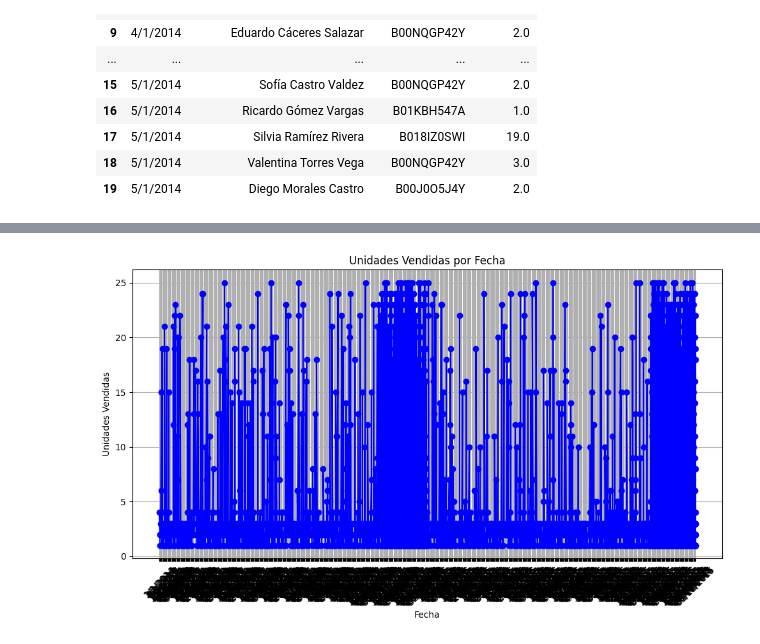
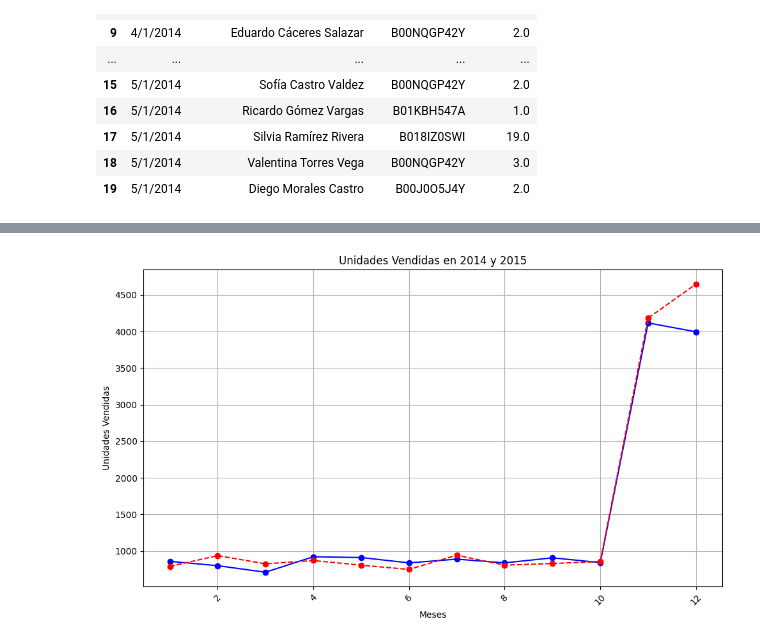
Before and after one commit to Maxterjs99/Fundamentos_Python, a Jupyter notebook: exercise_pandas.ipynb, the cells around one changed output, grey strips where cells are left out. Saved outputs shown, nothing was run; the diff lists cells and outputs as text; code cells hidden in the pictures.

```diff
--- a/exercise_pandas.ipynb
+++ b/exercise_pandas.ipynb
@@ -60,0 +60,7 @@ cellphones
+# %%
+import pandas as pd
+df_months = cellphones[['Fecha','Id Producto','Unidades Vendidas']]
+# %%
+df_months['Meses'] = pd.DatetimeIndex(df_months['Fecha']).month
+df_months['Año'] = pd.DatetimeIndex(df_months['Fecha']).year
+df_months
@@ -60,0 +81,4 @@ cellphones
+# %%
+df_plot = df_months[['Año', 'Meses','Unidades Vendidas']].groupby(['Año', 'Meses']).sum()
+df_plot = df_plot.reset_index()
+df_plot.head(12)
@@ -61,18 +115,20 @@ cellphones
 # %%
 import matplotlib.pyplot as plt
 
-items_sold = cellphones[['Fecha','Unidades Vendidas']]
+items_sold_2014 = df_plot[['Año', 'Meses','Unidades Vendidas']].head(12)
+items_sold_2015 = df_plot[['Año', 'Meses','Unidades Vendidas']].tail(12)
 
 plt.figure(figsize=(10, 6))  # Definir el tamaño del gráfico (opcional)
-plt.plot(items_sold['Fecha'], items_sold['Unidades Vendidas'], marker='o', linestyle='-', color='b')  # Crear el gráfico de líneas
-plt.title('Unidades Vendidas por Fecha')  # Añadir título al gráfico
-plt.xlabel('Fecha')  # Etiqueta del eje x
+plt.plot(items_sold_2014['Meses'], items_sold_2014['Unidades Vendidas'], marker='o', linestyle='-', color='b')  # Crear el gráfico de líneas para 2014
+plt.plot(items_sold_2015['Meses'], items_sold_2015['Unidades Vendidas'], marker='o', linestyle='--', color='r')  # Crear el gráfico de líneas para 2015
+plt.title('Unidades Vendidas en 2014 y 2015')  # Añadir título al gráfico
+plt.xlabel('Meses')  # Etiqueta del eje x
 plt.ylabel('Unidades Vendidas')  # Etiqueta del eje y
 plt.xticks(rotation=45)  # Rotar las etiquetas del eje x (opcional para mejor visualización)
 plt.grid(True)  # Mostrar cuadrícula (opcional)
 
 # Mostrar el gráfico
 plt.tight_layout()  # Ajustar el diseño del gráfico
 plt.show()
 # %% [output]
-[figure, old version]
+[figure, new version]
```
Also changed, not shown: parts of 5 cells of this notebook.
